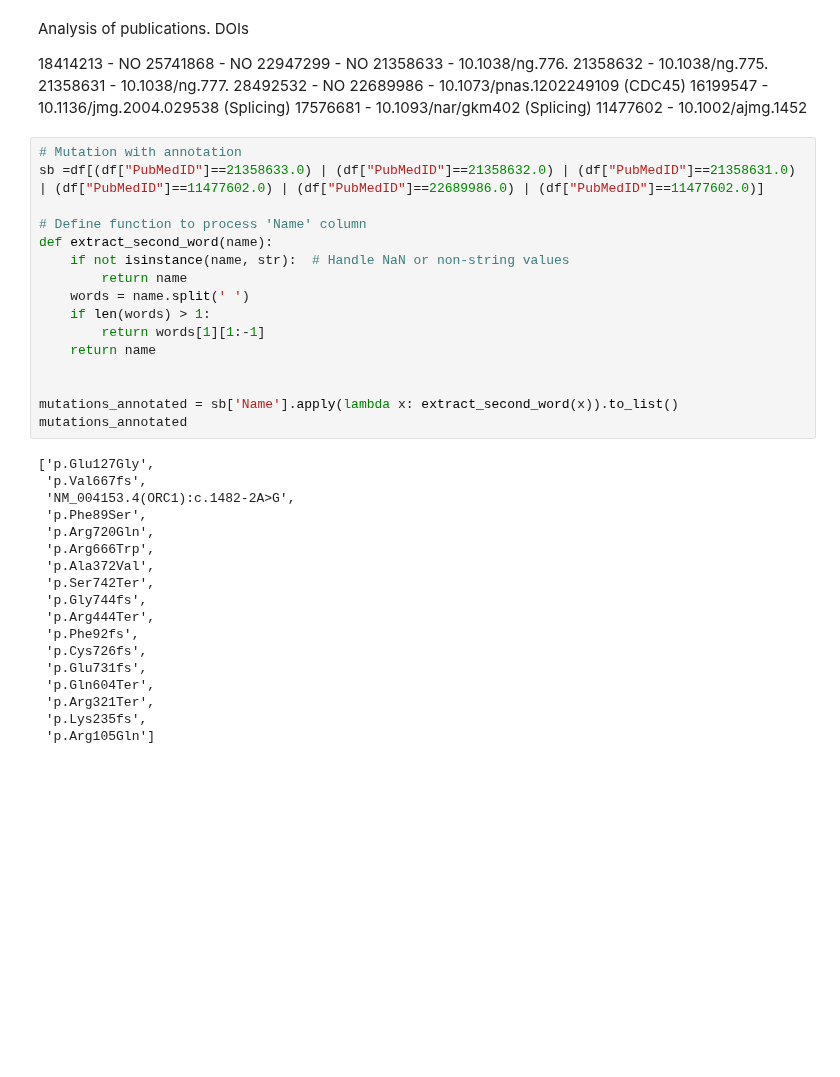
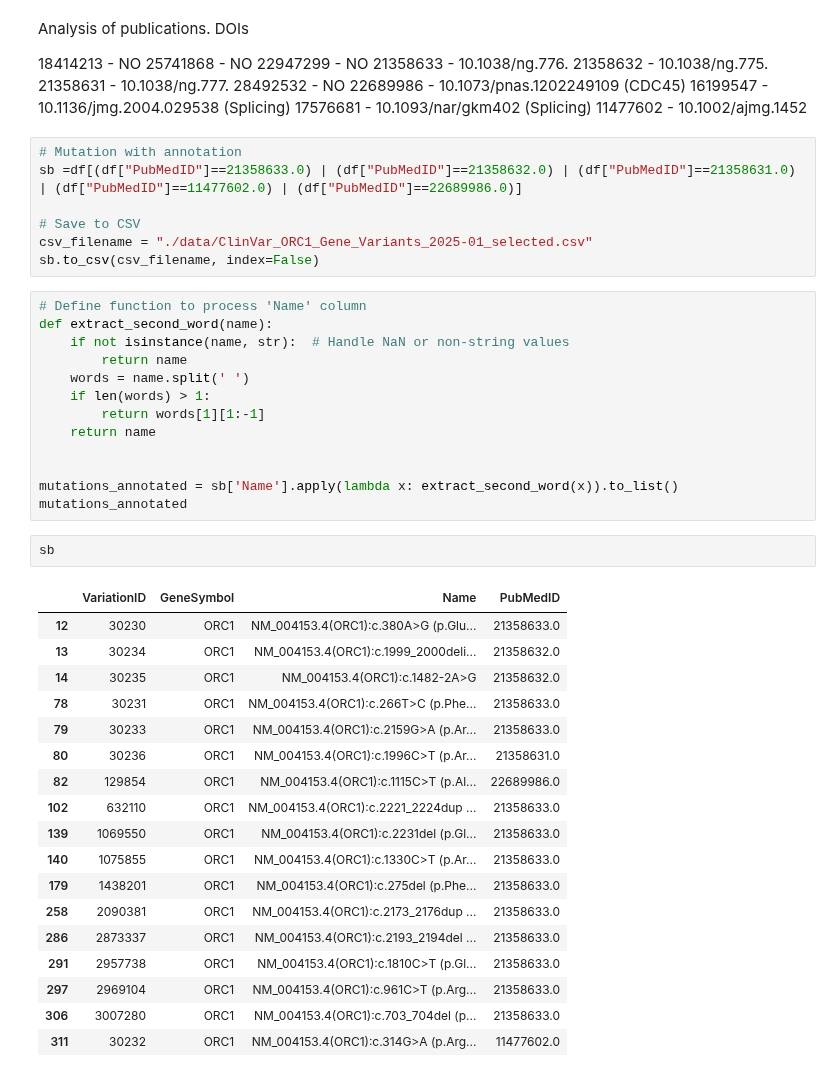
Before and after one commit to Lopatushka/ORC1, a Jupyter notebook: clinvar_xml.ipynb, the cells around one changed output. Cells and saved outputs as stored; diff of their text form; blank space fills up the shorter version.

Commit message:
save subset of ORC1 variants

```diff
--- a/clinvar_xml.ipynb
+++ b/clinvar_xml.ipynb
@@ -349,10 +339,14 @@ Analysis of publications. DOIs
 16199547 - 10.1136/jmg.2004.029538 (Splicing)
 17576681 - 10.1093/nar/gkm402 (Splicing)
 11477602 - 10.1002/ajmg.1452
+# %%
+# Mutation with annotation
+sb =df[(df["PubMedID"]==21358633.0) | (df["PubMedID"]==21358632.0) | (df["PubMedID"]==21358631.0) | (df["PubMedID"]==11477602.0) | (df["PubMedID"]==22689986.0)]
+
+# Save to CSV
+csv_filename = "./data/ClinVar_ORC1_Gene_Variants_2025-01_selected.csv"
+sb.to_csv(csv_filename, index=False)
 # %%
-# Mutation with annotation
-sb =df[(df["PubMedID"]==21358633.0) | (df["PubMedID"]==21358632.0) | (df["PubMedID"]==21358631.0) | (df["PubMedID"]==11477602.0) | (df["PubMedID"]==22689986.0) | (df["PubMedID"]==11477602.0)]
-
 # Define function to process 'Name' column
 def extract_second_word(name):
     if not isinstance(name, str):  # Handle NaN or non-string values
@@ -365,21 +359,24 @@ def extract_second_word(name):
 
 mutations_annotated = sb['Name'].apply(lambda x: extract_second_word(x)).to_list()
 mutations_annotated
-# %% [output]
-['p.Glu127Gly',
- 'p.Val667fs',
- 'NM_004153.4(ORC1):c.1482-2A>G',
- 'p.Phe89Ser',
- 'p.Arg720Gln',
- 'p.Arg666Trp',
- 'p.Ala372Val',
- 'p.Ser742Ter',
- 'p.Gly744fs',
- 'p.Arg444Ter',
- 'p.Phe92fs',
- 'p.Cys726fs',
- 'p.Glu731fs',
- 'p.Gln604Ter',
- 'p.Arg321Ter',
- 'p.Lys235fs',
- 'p.Arg105Gln']
+# %%
+sb
+# %% [output]
+|  | VariationID | GeneSymbol | Name | PubMedID |
+| 12 | 30230 | ORC1 | NM_004153.4(ORC1):c.380A>G (p.Glu... | 21358633.0 |
+| 13 | 30234 | ORC1 | NM_004153.4(ORC1):c.1999_2000deli... | 21358632.0 |
+| 14 | 30235 | ORC1 | NM_004153.4(ORC1):c.1482-2A>G | 21358632.0 |
+| 78 | 30231 | ORC1 | NM_004153.4(ORC1):c.266T>C (p.Phe... | 21358633.0 |
+| 79 | 30233 | ORC1 | NM_004153.4(ORC1):c.2159G>A (p.Ar... | 21358633.0 |
+| 80 | 30236 | ORC1 | NM_004153.4(ORC1):c.1996C>T (p.Ar... | 21358631.0 |
+| 82 | 129854 | ORC1 | NM_004153.4(ORC1):c.1115C>T (p.Al... | 22689986.0 |
+| 102 | 632110 | ORC1 | NM_004153.4(ORC1):c.2221_2224dup ... | 21358633.0 |
+| 139 | 1069550 | ORC1 | NM_004153.4(ORC1):c.2231del (p.Gl... | 21358633.0 |
+| 140 | 1075855 | ORC1 | NM_004153.4(ORC1):c.1330C>T (p.Ar... | 21358633.0 |
+| 179 | 1438201 | ORC1 | NM_004153.4(ORC1):c.275del (p.Phe... | 21358633.0 |
+| 258 | 2090381 | ORC1 | NM_004153.4(ORC1):c.2173_2176dup ... | 21358633.0 |
+| 286 | 2873337 | ORC1 | NM_004153.4(ORC1):c.2193_2194del ... | 21358633.0 |
+| 291 | 2957738 | ORC1 | NM_004153.4(ORC1):c.1810C>T (p.Gl... | 21358633.0 |
+| 297 | 2969104 | ORC1 | NM_004153.4(ORC1):c.961C>T (p.Arg... | 21358633.0 |
+| 306 | 3007280 | ORC1 | NM_004153.4(ORC1):c.703_704del (p... | 21358633.0 |
+| 311 | 30232 | ORC1 | NM_004153.4(ORC1):c.314G>A (p.Arg... | 11477602.0 |
```
Also changed, not shown: parts of 3 cells of this notebook, 1 other file.
